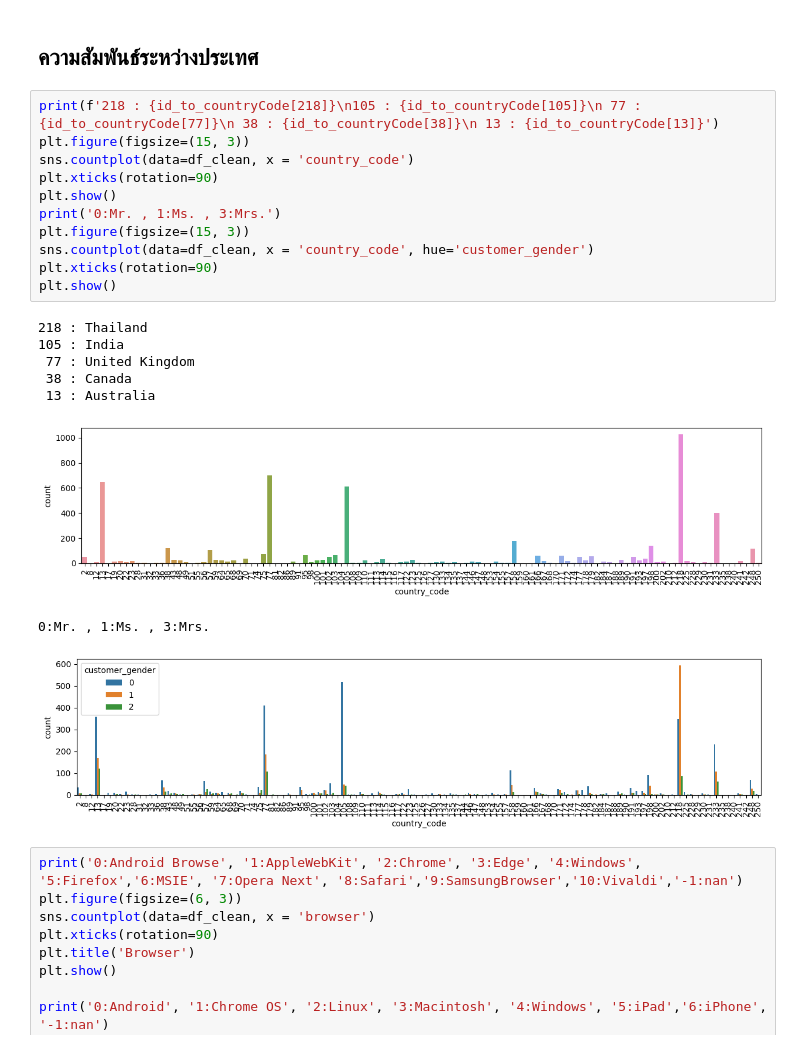
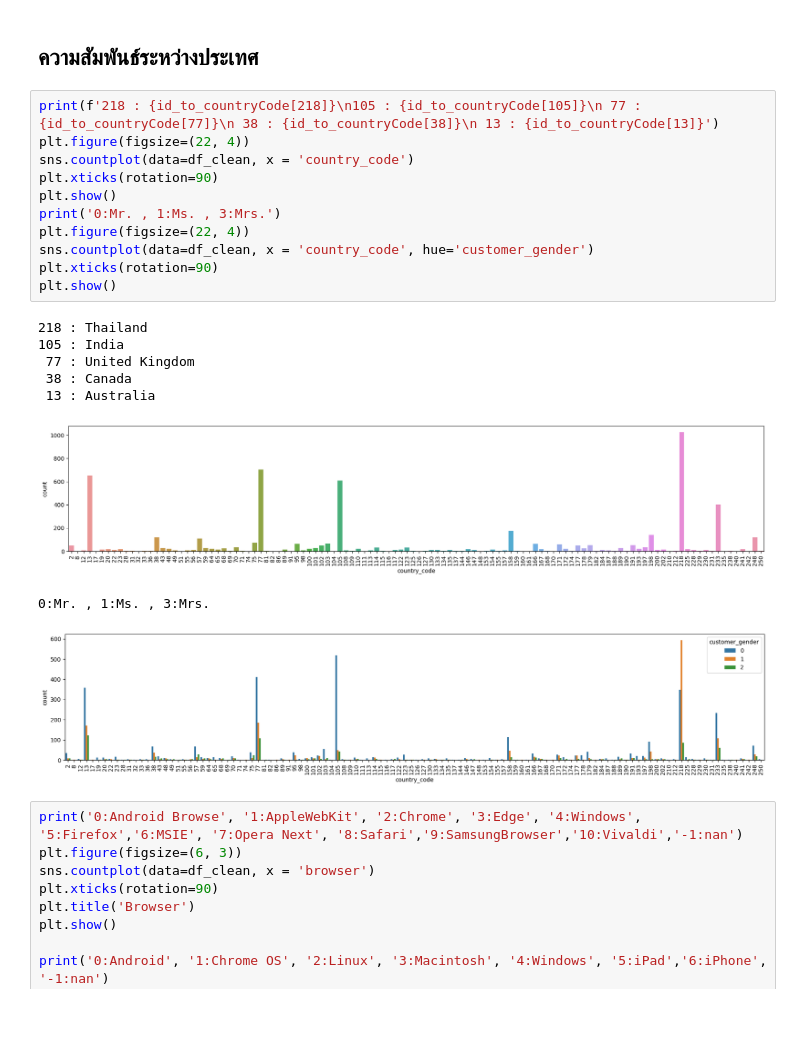
Before and after one commit to RooTBeaM/recommandation_system, a Jupyter notebook: new_EDA.ipynb, the cells around one changed output. Cells and saved outputs as stored; diff of their text form; blank space fills up the shorter version.

```diff
--- a/new_EDA.ipynb
+++ b/new_EDA.ipynb
@@ -70,24 +70,24 @@ plt.show()
 ## ความสัมพันธ์ระหว่างประเทศ
 # %%
 print(f'218 : {id_to_countryCode[218]}\n105 : {id_to_countryCode[105]}\n 77 : {id_to_countryCode[77]}\n 38 : {id_to_countryCode[38]}\n 13 : {id_to_countryCode[13]}')
-plt.figure(figsize=(15, 3))
+plt.figure(figsize=(22, 4))
 sns.countplot(data=df_clean, x = 'country_code')
 plt.xticks(rotation=90)
 plt.show()
 print('0:Mr. , 1:Ms. , 3:Mrs.')
-plt.figure(figsize=(15, 3))
+plt.figure(figsize=(22, 4))
 sns.countplot(data=df_clean, x = 'country_code', hue='customer_gender')
 plt.xticks(rotation=90)
 plt.show()
 # %% [output]
 218 : Thailand
 105 : India
  77 : United Kingdom
  38 : Canada
  13 : Australia
-[figure, old version]
+[figure, new version]
 0:Mr. , 1:Ms. , 3:Mrs.
-[figure, old version]
+[figure, new version]
 # %%
 print('0:Android Browse', '1:AppleWebKit', '2:Chrome', '3:Edge', '4:Windows', '5:Firefox','6:MSIE', '7:Opera Next', '8:Safari','9:SamsungBrowser','10:Vivaldi','-1:nan')
 plt.figure(figsize=(6, 3))
```
Also changed, not shown: 4 other files.
